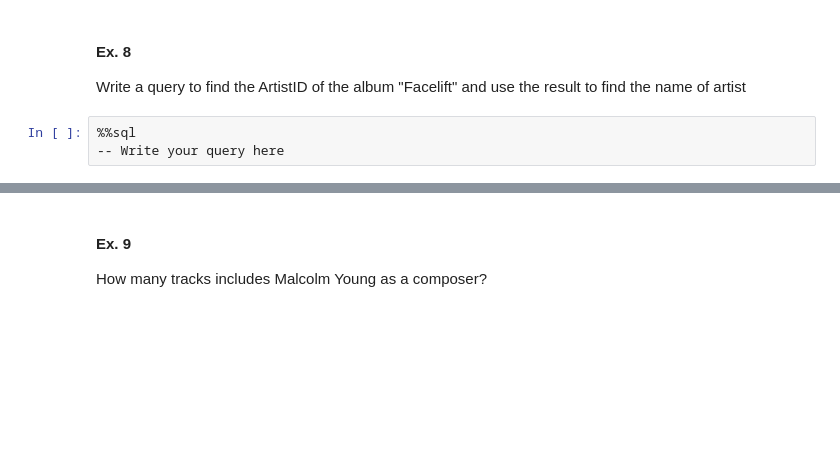
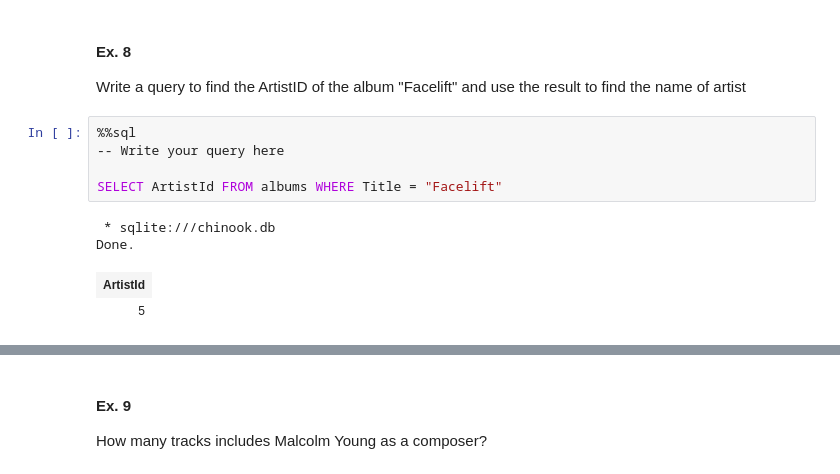
Before and after one commit to nartehi/CSC330-Introduction-to-SQL-T6, a Jupyter notebook: SQL_tutorial.ipynb, the cells around one changed output, grey strips where cells are left out. Drawn from its saved outputs; the diff is of its cells as text; blank space fills up the shorter version.

```diff
--- a/SQL_tutorial.ipynb
+++ b/SQL_tutorial.ipynb
@@ -242,6 +242,13 @@ Write a query to find the ArtistID of the album "Facelift" and use the result to
 # %%
 %%sql
 -- Write your query here
+
+SELECT ArtistId FROM albums WHERE Title = "Facelift"
+# %% [output]
+ * sqlite:///chinook.db
+Done.
+| ArtistId |
+| 5 |
 # %%
 %%sql
 -- Write the query that finds the artist of the album above
```
Also changed, not shown: parts of 3 cells of this notebook.
